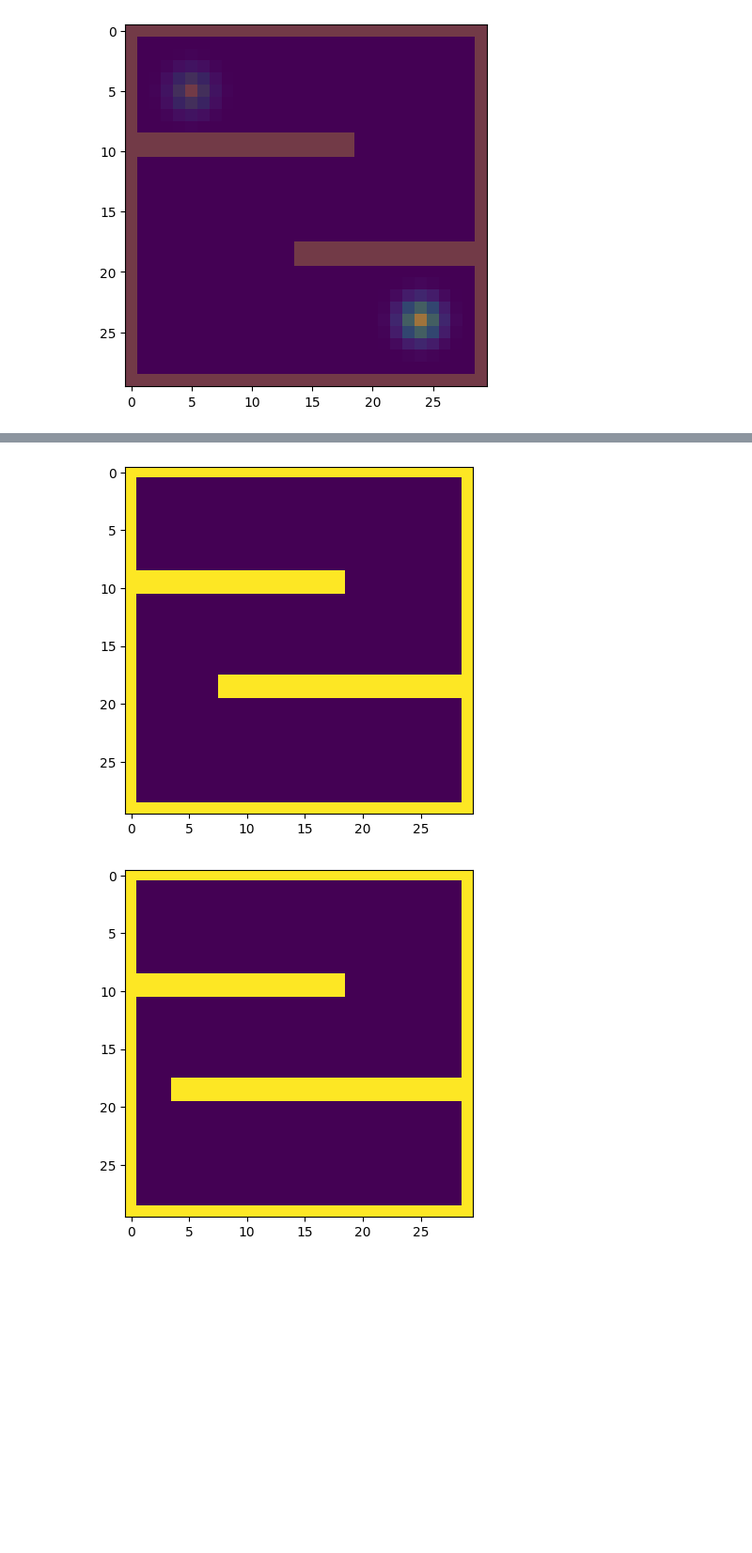
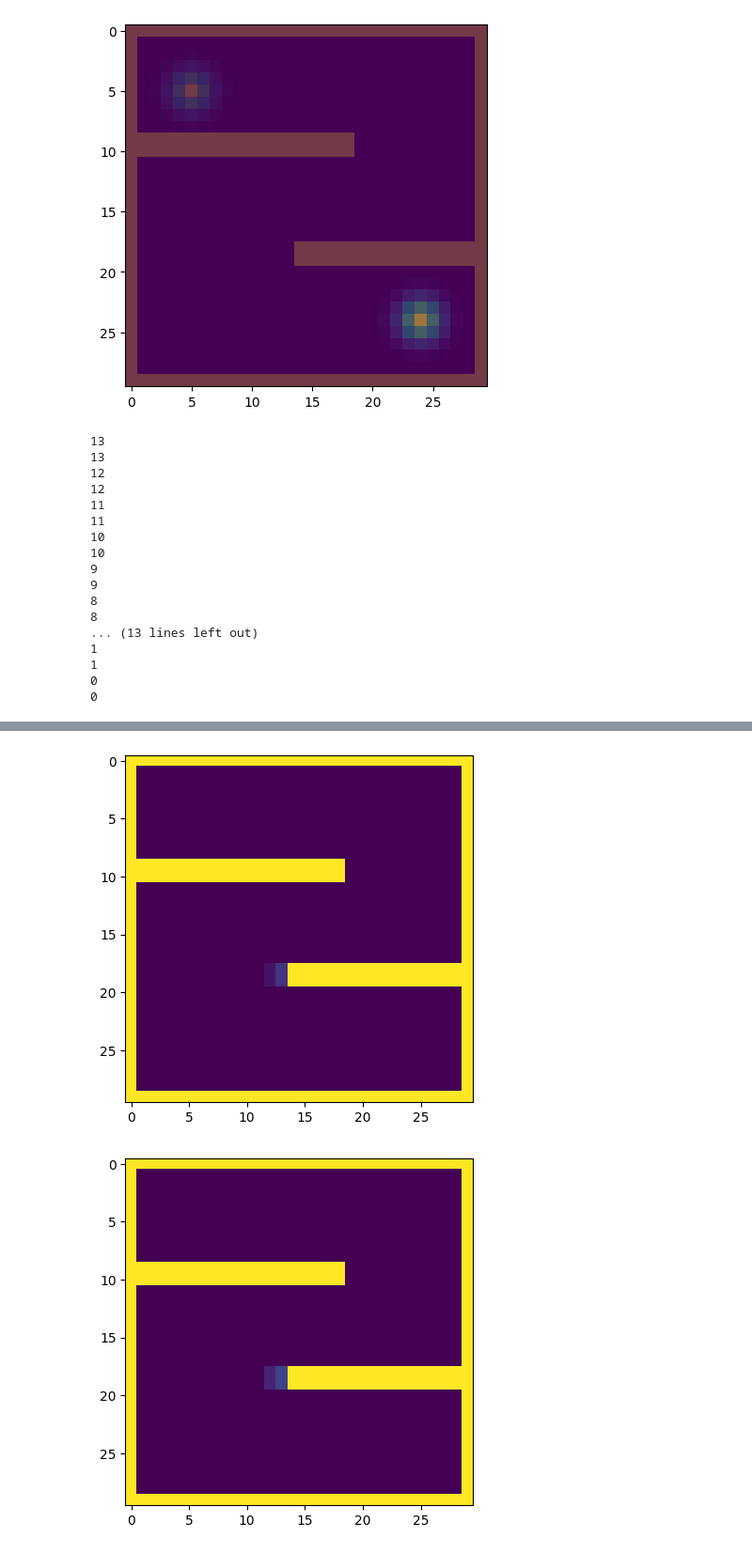
Before and after one commit to mao1756/pdot, a Jupyter notebook: exploratory/wfr_proximal_test.ipynb, the cells around one changed output, grey strips where cells are left out. Shown at 94% size. Cells and saved outputs as stored; diff of their text form; code cells hidden in the pictures; blank space fills up the shorter version.

```diff
--- a/exploratory/wfr_proximal_test.ipynb
+++ b/exploratory/wfr_proximal_test.ipynb
@@ -643,11 +642,11 @@ def image_to_numpy(image_path):
 
 maze = (1-image_to_numpy('maze.png').squeeze()/255)
 
-T = 5
+T = 30
 N1 = maze.shape[0]
 N2 = maze.shape[1]
 
-#H = np.repeat(maze[np.newaxis, :, :], T, axis=0)
+H = np.repeat(maze[np.newaxis, :, :], T, axis=0)
 F = np.zeros((T,))
 
 dx = [1./N1, 1./N2]
@@ -669,12 +668,12 @@ plt.show()
 import numpy as np
 import matplotlib.pyplot as plt
 
-def fill_region(frames, fps, speed, original):
+def fill_region(frames, fps, speed, original, Hstep):
     rows, cols = 30, 30
-    step_size = speed*18/fps
+    step_size = speed*14/fps
 
     # Define the region to fill
-    start_col, end_col = 1, 19
+    start_col, end_col = 1, 14
 
     # Create a list to store each frame
     filled_frames = [original]
@@ -682,8 +681,11 @@ def fill_region(frames, fps, speed, original):
     for i in range(1,frames):
         frame = filled_frames[-1].copy()
         # Determine the slice to fill based on speed
+        print(int(end_col - i*step_size))
         end_fill = max(1, int(end_col - i*step_size))
-        frame[18:20, end_fill:19] = 1
+        frame[18:20, end_fill:14] += Hstep
+        # if above 1, clip to 1
+        frame[frame > 1] = 1
 
         # Append the current state of the array to the list
         filled_frames.append(frame.copy())
@@ -702,7 +704,7 @@ def plot_frames(frames):
 
 
 # Generate frames
-frames = fill_region(T, 10, 2, maze)
+frames = fill_region(T, 30, 1.0, maze, Hstep=0.05)
 
 H = np.stack(frames, axis=0)
 
@@ -711,5 +713,22 @@ for i in range(T):
     plt.imshow(H[i])
     plt.show()
 # %% [output]
+13
+13
+12
+12
+11
+11
+10
+10
+9
+9
+8
+8
+... (13 lines left out)
+1
+1
+0
+0
 [figure]
 [figure]
@@ -717,2 +736,2 @@ for i in range(T):
-[figure, old version]
+[figure, new version]
-[figure, old version]
+[figure, new version]
```
Also changed, not shown: parts of 9 cells of this notebook, 2 other files.
